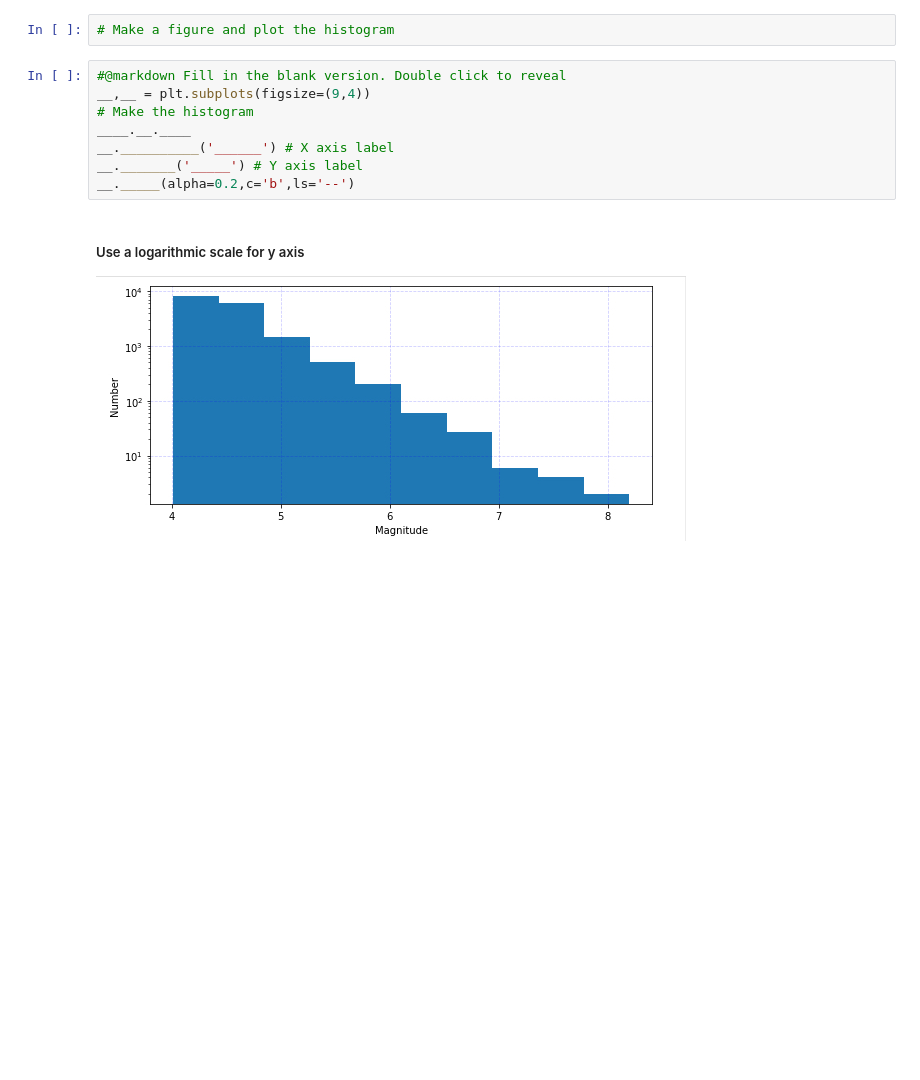
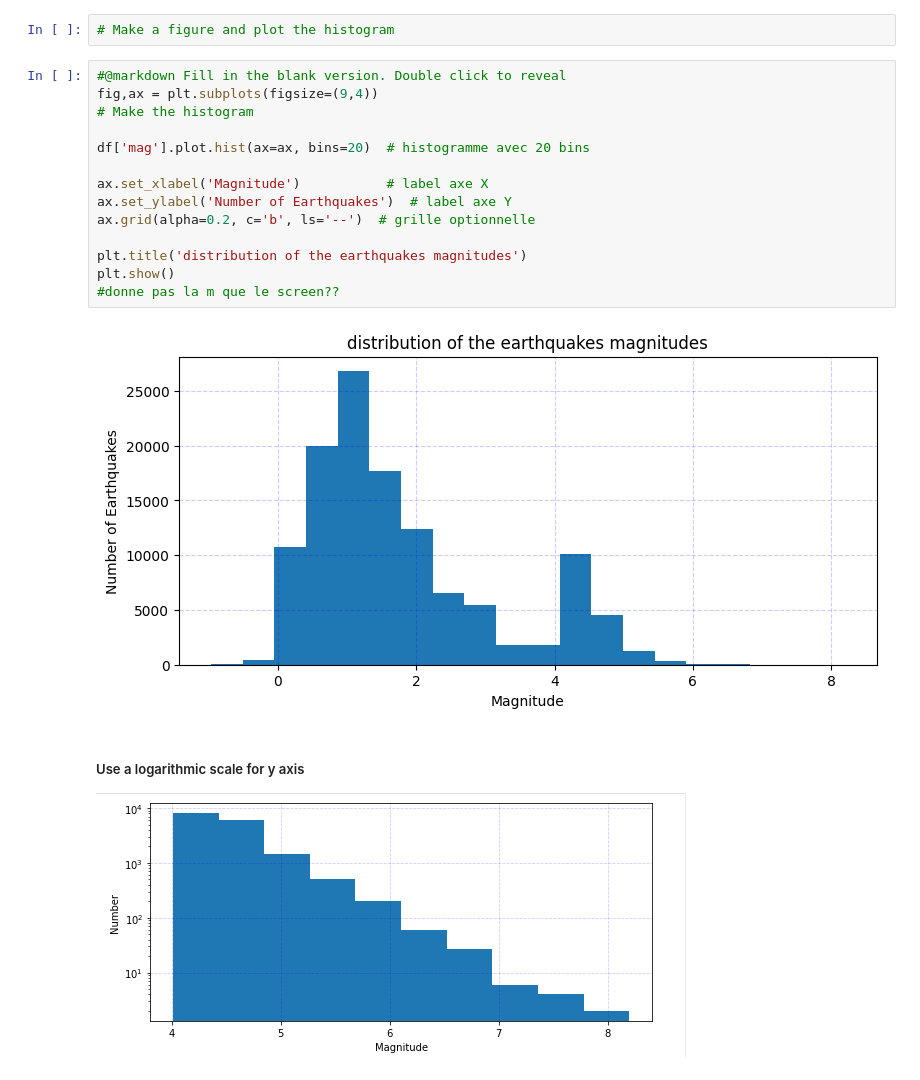
Before and after one commit to lynnbauerm/2025_Intro_Python, a Jupyter notebook: notebook/W3_S1.ipynb, the cells around one changed output. Drawn from its saved outputs; the diff is of its cells as text; blank space fills up the shorter version.

```diff
--- a/notebook/W3_S1.ipynb
+++ b/notebook/W3_S1.ipynb
@@ -319,12 +384,20 @@ Hint: `Pandas` has a histogram function documented [at this link](https://pandas
 # Make a figure and plot the histogram
 # %%
 #@markdown Fill in the blank version. Double click to reveal
-__,__ = plt.subplots(figsize=(9,4))
+fig,ax = plt.subplots(figsize=(9,4))
 # Make the histogram
-____.__.____
-__.__________('______') # X axis label
-__._______('_____') # Y axis label
-__._____(alpha=0.2,c='b',ls='--')
+
+df['mag'].plot.hist(ax=ax, bins=20)  # histogramme avec 20 bins
+
+ax.set_xlabel('Magnitude')           # label axe X
+ax.set_ylabel('Number of Earthquakes')  # label axe Y
+ax.grid(alpha=0.2, c='b', ls='--')  # grille optionnelle
+
+plt.title('distribution of the earthquakes magnitudes')
+plt.show()
+#donne pas la m que le screen??
+# %% [output]
+[figure, added]
 # %% [markdown]
 ##### Use a logarithmic scale for y axis
 
```
Also changed, not shown: parts of 18 cells of this notebook.
